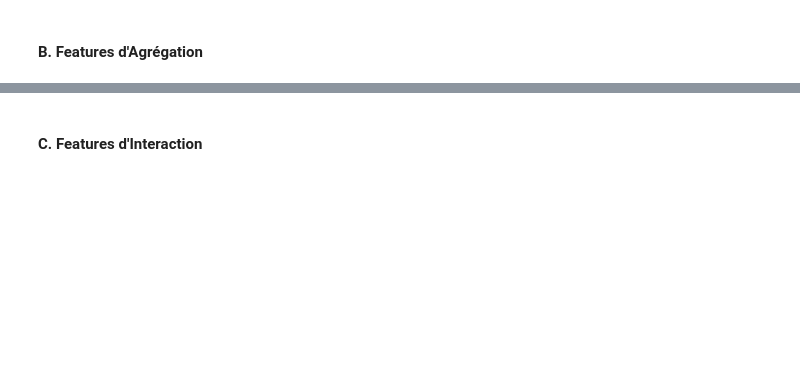
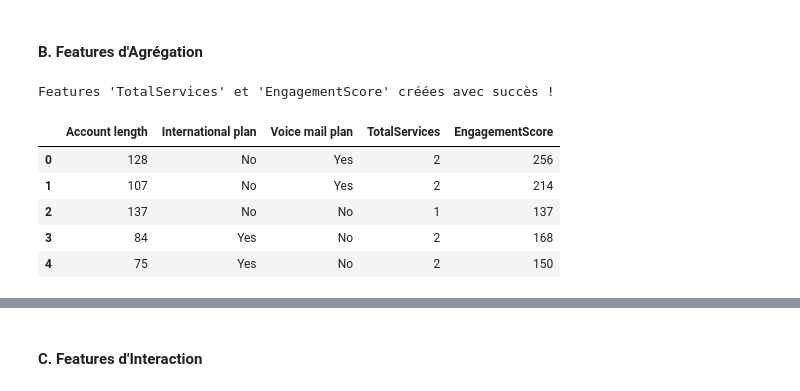
Before and after one commit to Alec34pi/ProjetFinal_conceptIA_M1, a Jupyter notebook: notebooks/01_EDA_Feature_Engineering.ipynb, the cells around one changed output, grey strips where cells are left out. Drawn from its saved outputs; the diff is of its cells as text; code cells hidden in the pictures; blank space fills up the shorter version.

```diff
--- a/notebooks/01_EDA_Feature_Engineering.ipynb
+++ b/notebooks/01_EDA_Feature_Engineering.ipynb
@@ -568,0 +623,61 @@ df['EngagementScore'] = ...
+# %%
+import plotly.express as px
+import plotly.graph_objects as go
+
+
+intl_plan_num = (df['International plan'] == 'Yes').astype(int)
+vmail_plan_num = (df['Voice mail plan'] == 'Yes').astype(int)
+
+# FIX : On ajoute '+ 1' car chaque client possède au moins le service téléphonique de base
+df['TotalServices'] = 1 + intl_plan_num + vmail_plan_num
+
+# Score d'engagement (Ancienneté × Nombre de services totaux)
+# Désormais, un client sans option aura un score = Account length * 1
+df['EngagementScore'] = df['Account length'] * df['TotalServices']
+
+
+print("Features 'TotalServices' et 'EngagementScore' créées avec succès !\n")
+
+color_map = {False: '#00E396', True: '#FF4560'}
+
+layout_premium = dict(
+    template="plotly_dark",
+    plot_bgcolor='#121212',
+    paper_bgcolor='#121212',
+    font=dict(color='#E0E0E0', family="Arial, sans-serif"),
+    title_font=dict(size=20, color='#FFFFFF'),
+    hovermode="x unified",
+    margin=dict(t=60, l=50, r=30, b=50)
+)
+
+df_services = df.groupby(['TotalServices', 'Churn']).size().reset_index(name='Count')
+fig1 = px.bar(df_services, x='TotalServices', y='Count', color='Churn',
+              barmode='group', color_discrete_map=color_map,
+              title="<b>Répartition du Churn par Nombre de Services</b>")
+
+fig1.update_layout(**layout_premium)
+fig1.update_xaxes(title="Nombre de Services Souscrits", tickmode='linear', gridcolor='#2A2A2A')
+fig1.update_yaxes(title="Nombre de Clients", gridcolor='#2A2A2A')
+fig1.show()
+
+
+fig2 = px.histogram(df, x='EngagementScore', color='Churn',
+                    barmode='overlay', marginal='box',
+                    color_discrete_map=color_map,
+                    title="<b>Distribution du Score d'Engagement selon le Churn</b>")
+
+fig2.update_layout(**layout_premium)
+fig2.update_xaxes(title="Score d'Engagement (Account length x Services)", gridcolor='#2A2A2A')
+fig2.update_yaxes(title="Nombre de Clients", gridcolor='#2A2A2A')
+fig2.update_traces(opacity=0.8)
+fig2.show()
+
+display(df[['Account length', 'International plan', 'Voice mail plan', 'TotalServices', 'EngagementScore']].head())
+# %% [output]
+Features 'TotalServices' et 'EngagementScore' créées avec succès !
+|  | Account length | International plan | Voice mail plan | TotalServices | EngagementScore |
+| 0 | 128 | No | Yes | 2 | 256 |
+| 1 | 107 | No | Yes | 2 | 214 |
+| 2 | 137 | No | No | 1 | 137 |
+| 3 | 84 | Yes | No | 2 | 168 |
+| 4 | 75 | Yes | No | 2 | 150 |
```
Also changed, not shown: parts of 14 cells of this notebook.
